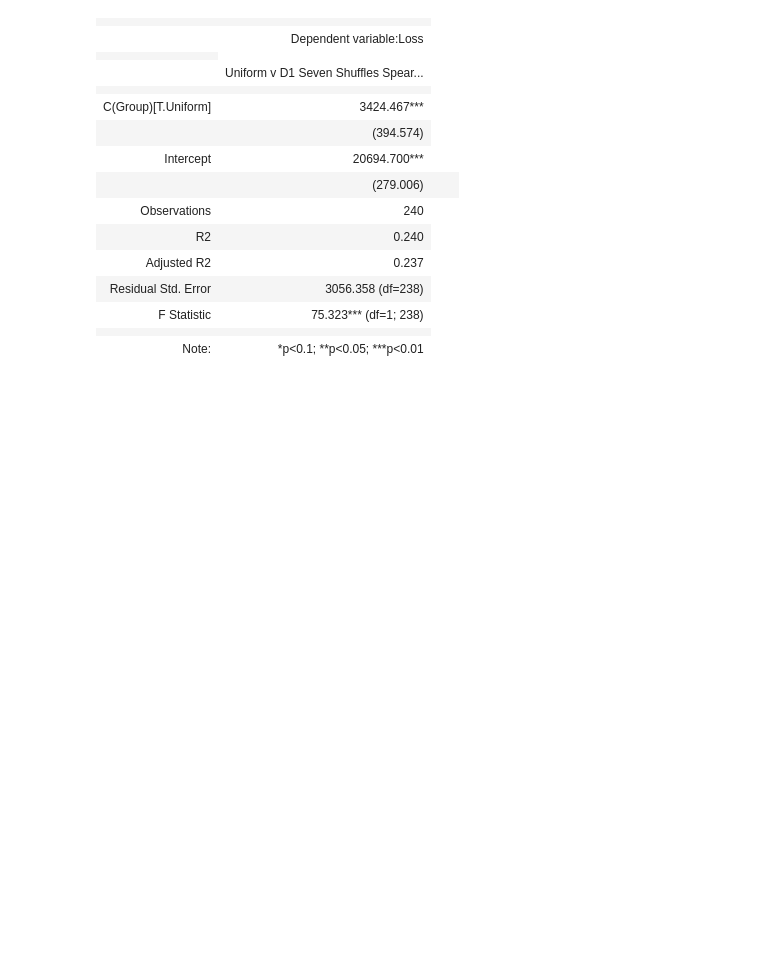
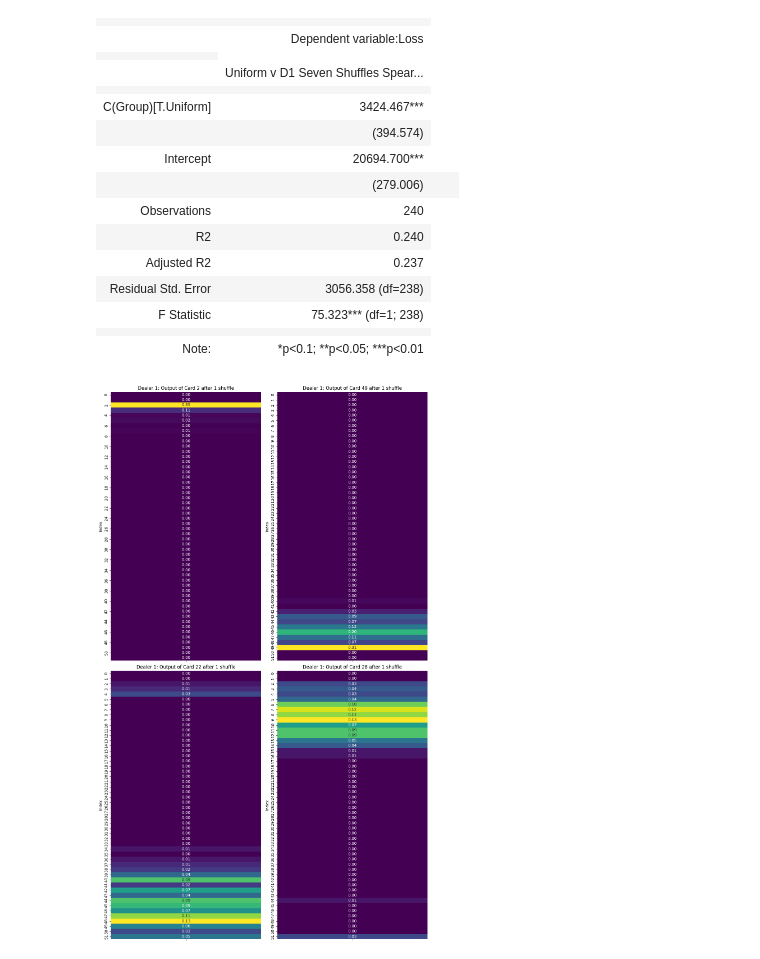
Before and after one commit to ajgrover/HonorsThesis, a Jupyter notebook: Code.ipynb, the cells around one changed output. Drawn from its saved outputs; the diff is of its cells as text; code cells hidden in the pictures; blank space fills up the shorter version.

Commit message:
added heatmaps

```diff
--- a/Code.ipynb
+++ b/Code.ipynb
@@ -1589,0 +1671,4 @@ display(stargazer_gsr_empirical)
+# %%
+plot_heatmaps([2, 49, 22, 28], 1, 1)
+# %% [output]
+[figure, added]
```
Also changed, not shown: parts of 12 cells of this notebook, 13 other files.
